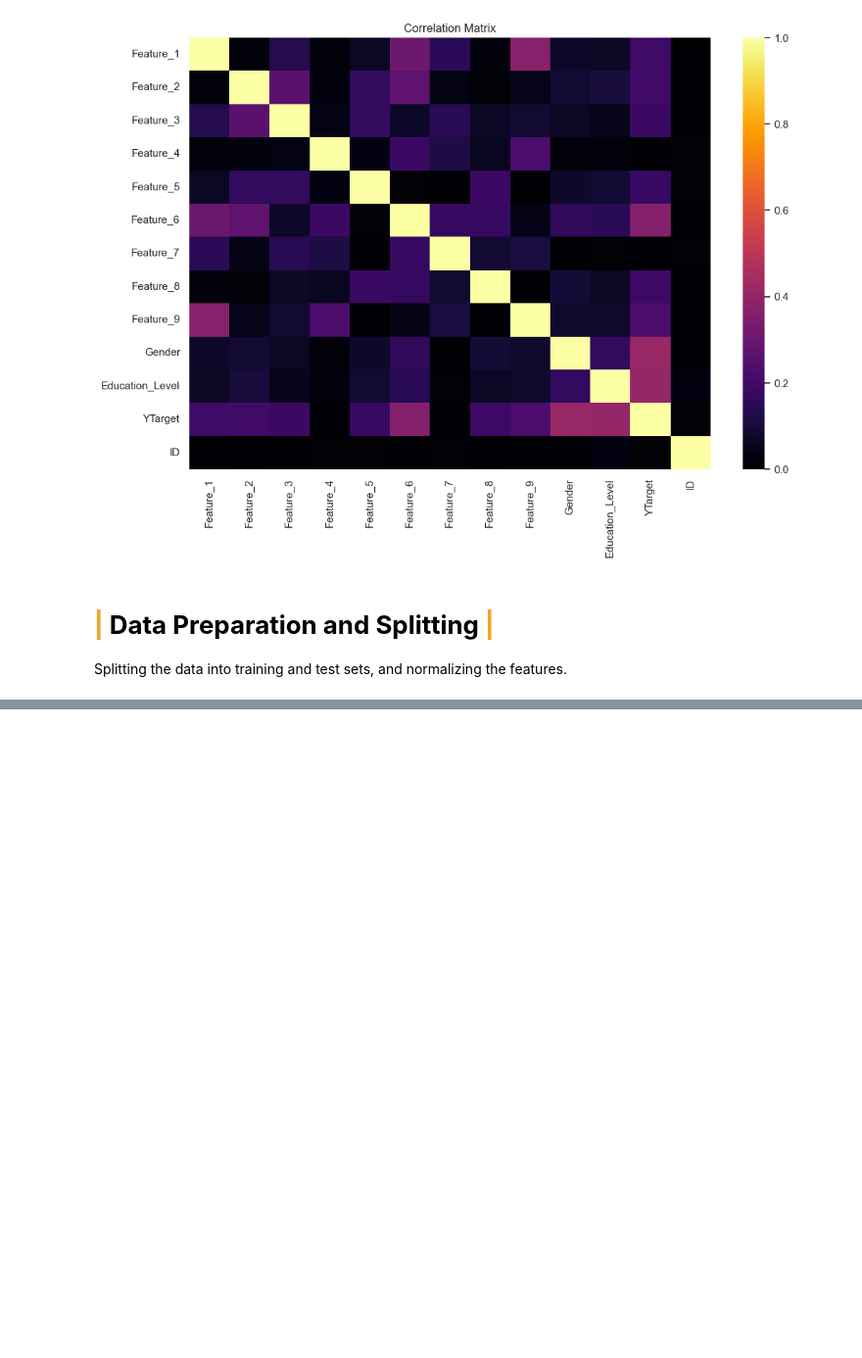
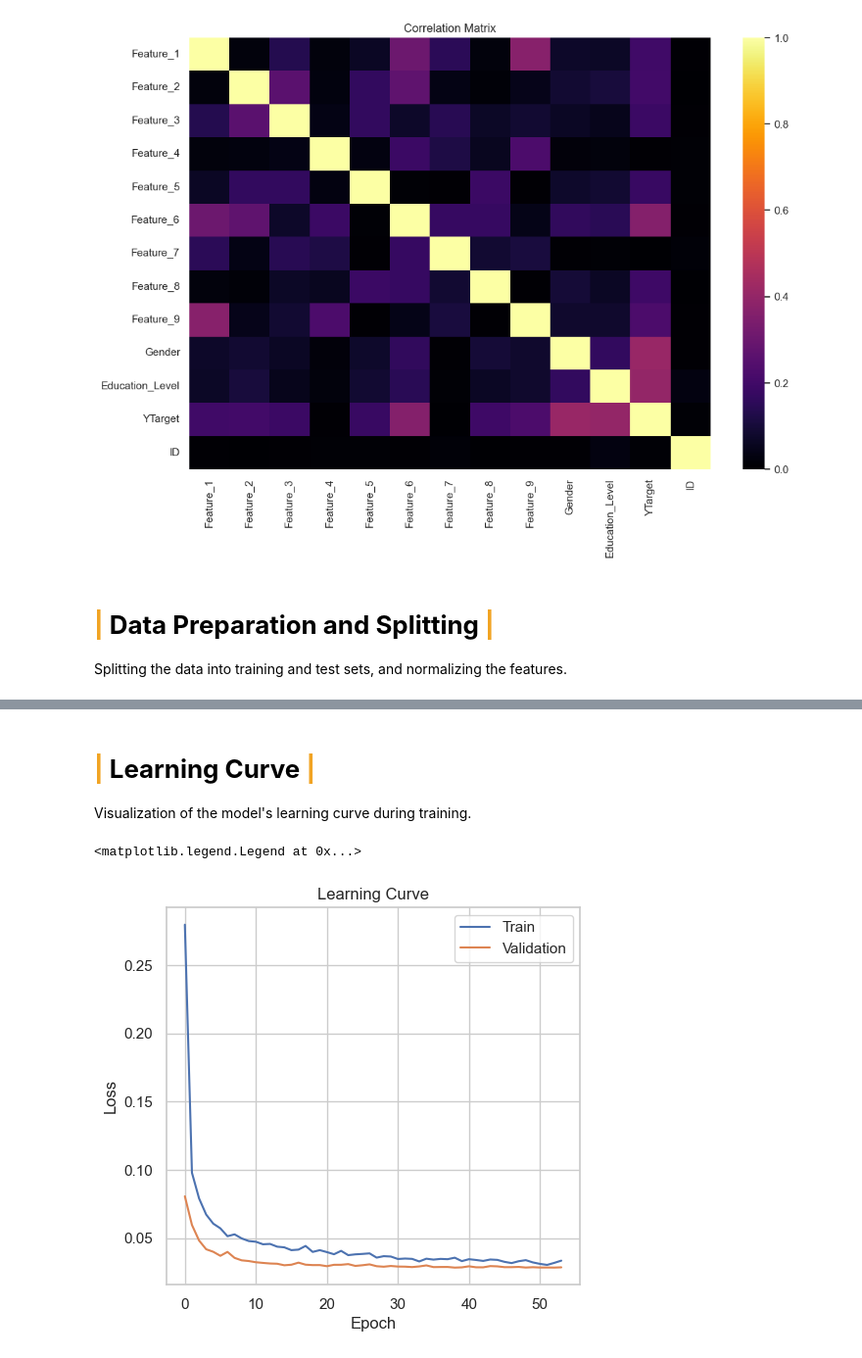
Before and after one commit to eliottvalette/NOTEBOOK-Maker, a Jupyter notebook: Output/exe_A_1_one_csv.ipynb, the cells around one changed output, grey strips where cells are left out. Shown at 98% size. Cells and saved outputs as stored; diff of their text form; code cells hidden in the pictures; blank space fills up the shorter version.

```diff
--- a/Output/exe_A_1_one_csv.ipynb
+++ b/Output/exe_A_1_one_csv.ipynb
@@ -91 +94,7 @@ X_test_scaled = scaler.transform(X_test)
+# %%
+# Convert data to PyTorch tensors
+X_train_tensor = torch.tensor(X_train_scaled, dtype=torch.float32)
+y_train_tensor = torch.tensor(y_train.values, dtype=torch.float32).reshape(-1, 1)
+X_test_tensor = torch.tensor(X_test_scaled, dtype=torch.float32)
+y_test_tensor = torch.tensor(y_test.values, dtype=torch.float32).reshape(-1, 1)
 # %% [markdown]
@@ -112 +125,13 @@ params = {
+# %%
+# Initialize model and training components
+input_size = X_train.shape[1]
+model = NeuralNetModel(input_size)
+criterion = nn.MSELoss()
+optimizer = optim.Adam(model.parameters(), lr=0.001, weight_decay=1e-5)
+scheduler = optim.lr_scheduler.ReduceLROnPlateau(optimizer, 'min', patience=5, factor=0.5)
+
+# Create DataLoader
+train_dataset = TensorDataset(X_train_tensor, y_train_tensor)
+batch_size = 64
+train_loader = DataLoader(dataset=train_dataset, batch_size=batch_size, shuffle=True)
 # %% [markdown]
@@ -179,0 +239,16 @@ plt.show()
+# %% [markdown]
+# <b><span style='color:#F1A424'>|</span> Learning Curve <span style='color:#F1A424'>|</span></b>
+Visualization of the model's learning curve during training.
+# %%
+# Plot learning curve
+plt.figure(figsize=(12, 5))
+plt.subplot(1, 2, 1)
+plt.plot(train_losses)
+plt.plot(val_losses)
+plt.title('Learning Curve')
+plt.xlabel('Epoch')
+plt.ylabel('Loss')
+plt.legend(['Train', 'Validation'])
+# %% [output]
+<matplotlib.legend.Legend at 0x...>
+[figure, added]
```
Also changed, not shown: parts of 11 cells of this notebook, 17 other files.
